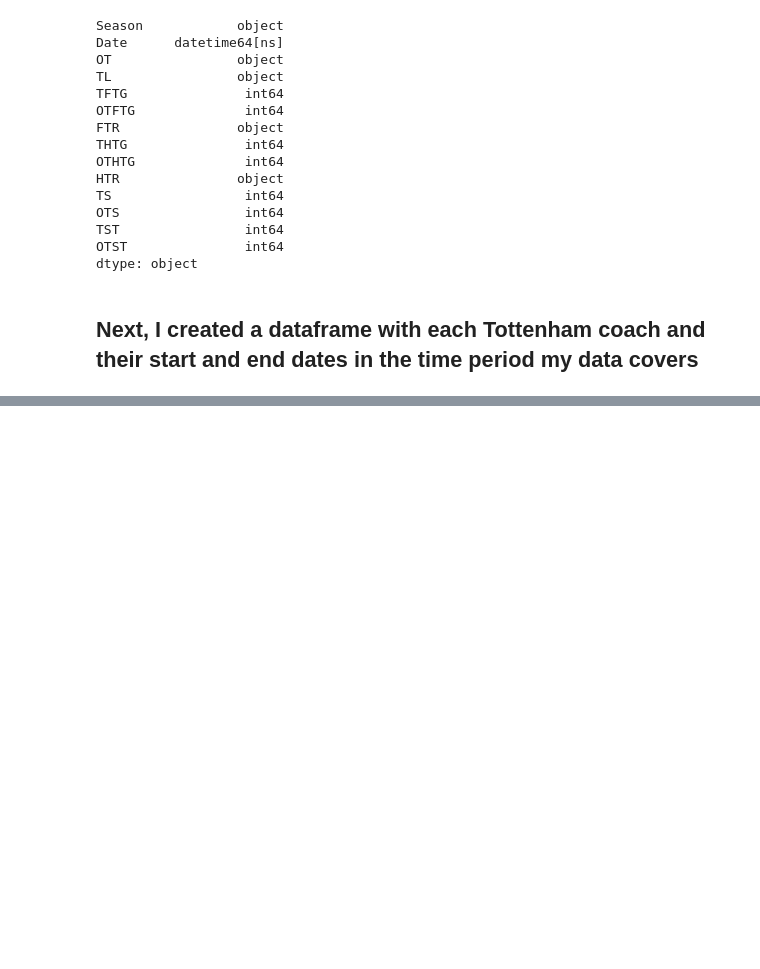
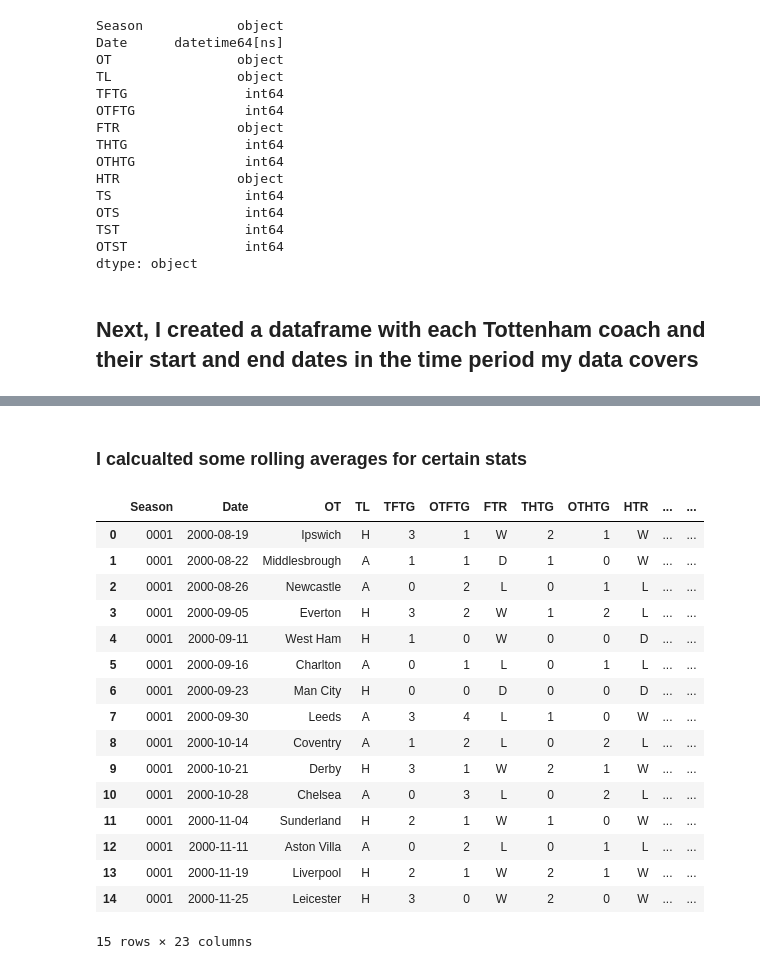
Before and after one commit to hgorledeenn/thomas-frank-spurs, a Jupyter notebook: data_analysis.ipynb, the cells around one changed output, grey strips where cells are left out. Cells and saved outputs as stored; diff of their text form; code cells hidden in the pictures; blank space fills up the shorter version.

```diff
--- a/data_analysis.ipynb
+++ b/data_analysis.ipynb
@@ -198,5 +205,11 @@ coach_df = pd.DataFrame(coaches)
 coach_df["start"] = pd.to_datetime(coach_df["start"])
 coach_df["end"]   = pd.to_datetime(coach_df["end"])
 # %%
-tottenham[tottenham['Date'].sort_values()]
+tottenham = tottenham.sort_values("Date")
+coach_df = coach_df.sort_values("start")
+
+tottenham = pd.merge_asof(tottenham, coach_df, left_on="Date", right_on="start", direction="backward")
+tottenham = tottenham[tottenham["Date"] <= tottenham["end"]]
+
+tottenham
 # %% [output]
@@ -204 +229,3 @@ KeyError: "None of [DatetimeIndex(['2000-08-19', '2000-08-22', '2000-08-26', '20
+# %%
+tottenham = tottenham.drop(columns=['start', 'end'])
 # %%
@@ -205,0 +241,29 @@ tottenham.to_csv('tottenham_centric.csv', index=False)
+# %% [markdown]
+### I calcualted some rolling averages for certain stats
+# %%
+tottenham['FTGDRA'] = tottenham['FTGD'].rolling(window=5).mean()
+tottenham['HTGDRA'] = tottenham['HTGD'].rolling(window=5).mean()
+tottenham['TFTGRA'] = tottenham['TFTG'].rolling(window=5).mean()
+tottenham['OTFTGRA'] = tottenham['OTFTG'].rolling(window=5).mean()
+tottenham['TSTRA'] = tottenham['TST'].rolling(window=5).mean()
+tottenham['OTSTRA'] = tottenham['OTST'].rolling(window=5).mean()
+# %%
+tottenham.head(15)
+# %% [output]
+|  | Season | Date | OT | TL | TFTG | OTFTG | FTR | THTG | OTHTG | HTR | ... | ... |
+| 0 | 0001 | 2000-08-19 | Ipswich | H | 3 | 1 | W | 2 | 1 | W | ... | ... |
+| 1 | 0001 | 2000-08-22 | Middlesbrough | A | 1 | 1 | D | 1 | 0 | W | ... | ... |
+| 2 | 0001 | 2000-08-26 | Newcastle | A | 0 | 2 | L | 0 | 1 | L | ... | ... |
+| 3 | 0001 | 2000-09-05 | Everton | H | 3 | 2 | W | 1 | 2 | L | ... | ... |
+| 4 | 0001 | 2000-09-11 | West Ham | H | 1 | 0 | W | 0 | 0 | D | ... | ... |
+| 5 | 0001 | 2000-09-16 | Charlton | A | 0 | 1 | L | 0 | 1 | L | ... | ... |
+| 6 | 0001 | 2000-09-23 | Man City | H | 0 | 0 | D | 0 | 0 | D | ... | ... |
+| 7 | 0001 | 2000-09-30 | Leeds | A | 3 | 4 | L | 1 | 0 | W | ... | ... |
+| 8 | 0001 | 2000-10-14 | Coventry | A | 1 | 2 | L | 0 | 2 | L | ... | ... |
+| 9 | 0001 | 2000-10-21 | Derby | H | 3 | 1 | W | 2 | 1 | W | ... | ... |
+| 10 | 0001 | 2000-10-28 | Chelsea | A | 0 | 3 | L | 0 | 2 | L | ... | ... |
+| 11 | 0001 | 2000-11-04 | Sunderland | H | 2 | 1 | W | 1 | 0 | W | ... | ... |
+| 12 | 0001 | 2000-11-11 | Aston Villa | A | 0 | 2 | L | 0 | 1 | L | ... | ... |
+| 13 | 0001 | 2000-11-19 | Liverpool | H | 2 | 1 | W | 2 | 1 | W | ... | ... |
+| 14 | 0001 | 2000-11-25 | Leicester | H | 3 | 0 | W | 2 | 0 | W | ... | ... |
+15 rows × 23 columns
```
Also changed, not shown: parts of 5 cells of this notebook, 1 other file.
